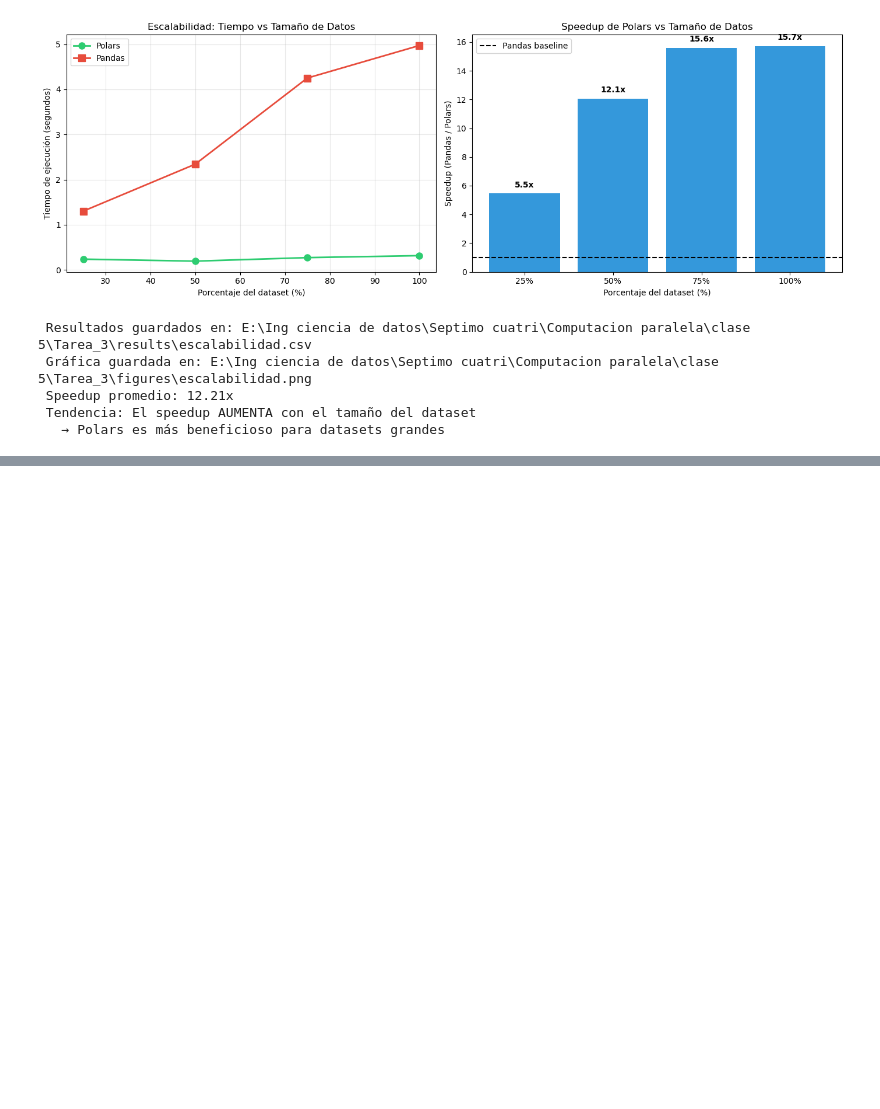
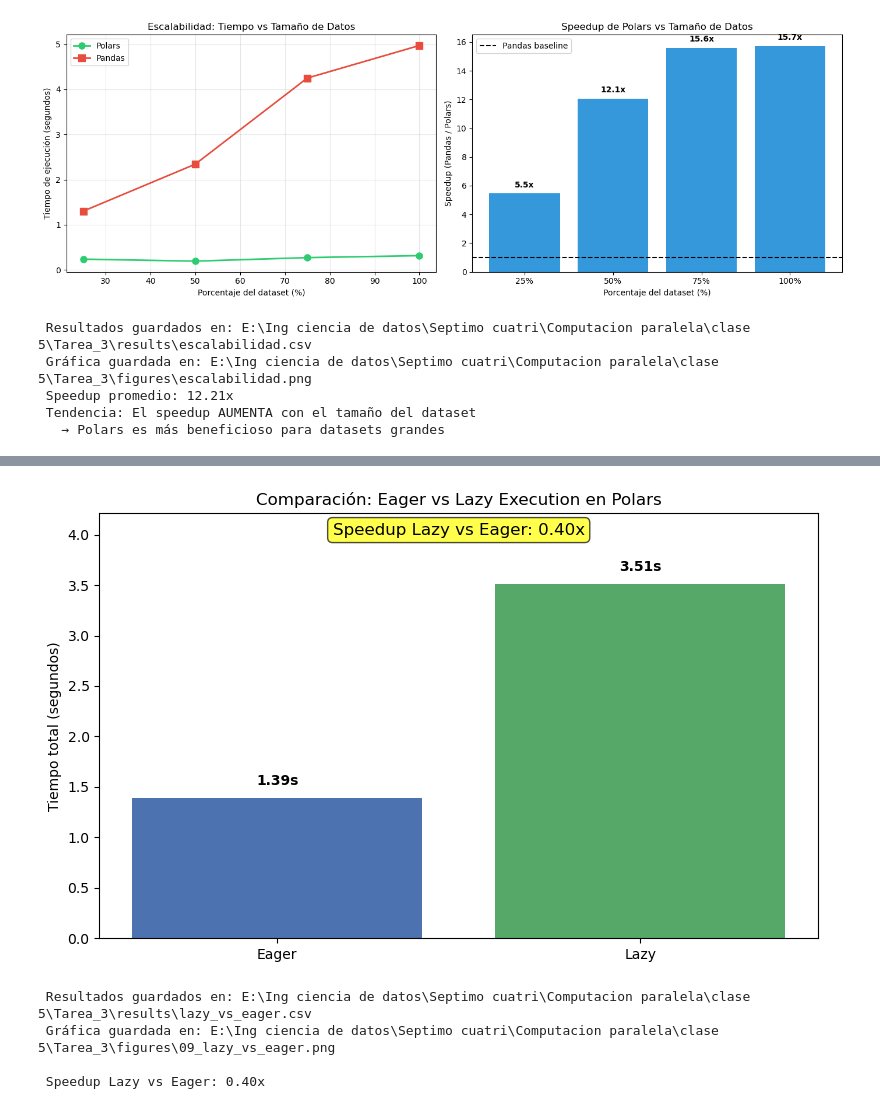
Before and after one commit to DavidMoraV/Tarea_3_computacion_paralela, a Jupyter notebook: notebooks/Tarea_3_computacion_paralela.ipynb, the cells around one changed output, grey strips where cells are left out. Drawn from its saved outputs; the diff is of its cells as text; code cells hidden in the pictures; blank space fills up the shorter version.

Commit message:
Sección 7.2: experimento Lazy Execution - comparación eager vs lazy

```diff
--- a/notebooks/Tarea_3_computacion_paralela.ipynb
+++ b/notebooks/Tarea_3_computacion_paralela.ipynb
@@ -755,0 +920,36 @@ else:
+# %%
+# Gráfica comparativa
+fig, ax = plt.subplots(figsize=(8, 5))
+
+modos = resultados_lazy["modo"]
+tiempos = resultados_lazy["tiempo_total_s"]
+colores = ["#4C72B0", "#55A868"]
+bars = ax.bar(modos, tiempos, color=colores)
+
+ax.set_ylabel("Tiempo total (segundos)")
+ax.set_title("Comparación: Eager vs Lazy Execution en Polars")
+ax.set_ylim(0, max(tiempos) * 1.2)
+
+for bar, tiempo in zip(bars, tiempos):
+    ax.text(bar.get_x() + bar.get_width()/2., bar.get_height() + 0.1,
+            f"{tiempo:.2f}s", ha='center', va='bottom', fontweight='bold')
+
+# Añadir anotación de speedup
+speedup_lazy = t_eager_total / t_lazy_total if t_lazy_total > 0 else 0
+ax.text(0.5, 0.95, f"Speedup Lazy vs Eager: {speedup_lazy:.2f}x",
+        transform=ax.transAxes, ha='center', fontsize=12,
+        bbox=dict(boxstyle="round,pad=0.3", facecolor="yellow", alpha=0.7))
+
+plt.tight_layout()
+plt.savefig(RUTA_FIGURAS / "09_lazy_vs_eager.png", dpi=120)
+plt.show()
+
+print(f"\n Resultados guardados en: {RUTA_RESULTADOS / 'lazy_vs_eager.csv'}")
+print(f" Gráfica guardada en: {RUTA_FIGURAS / '09_lazy_vs_eager.png'}")
+print(f"\n Speedup Lazy vs Eager: {speedup_lazy:.2f}x")
+# %% [output]
+[figure, added]
+ Resultados guardados en: E:\Ing ciencia de datos\Septimo cuatri\Computacion paralela\clase 5\Tarea_3\results\lazy_vs_eager.csv
+ Gráfica guardada en: E:\Ing ciencia de datos\Septimo cuatri\Computacion paralela\clase 5\Tarea_3\figures\09_lazy_vs_eager.png
+
+ Speedup Lazy vs Eager: 0.40x
```
Also changed, not shown: parts of 3 cells of this notebook, 1 other file.
